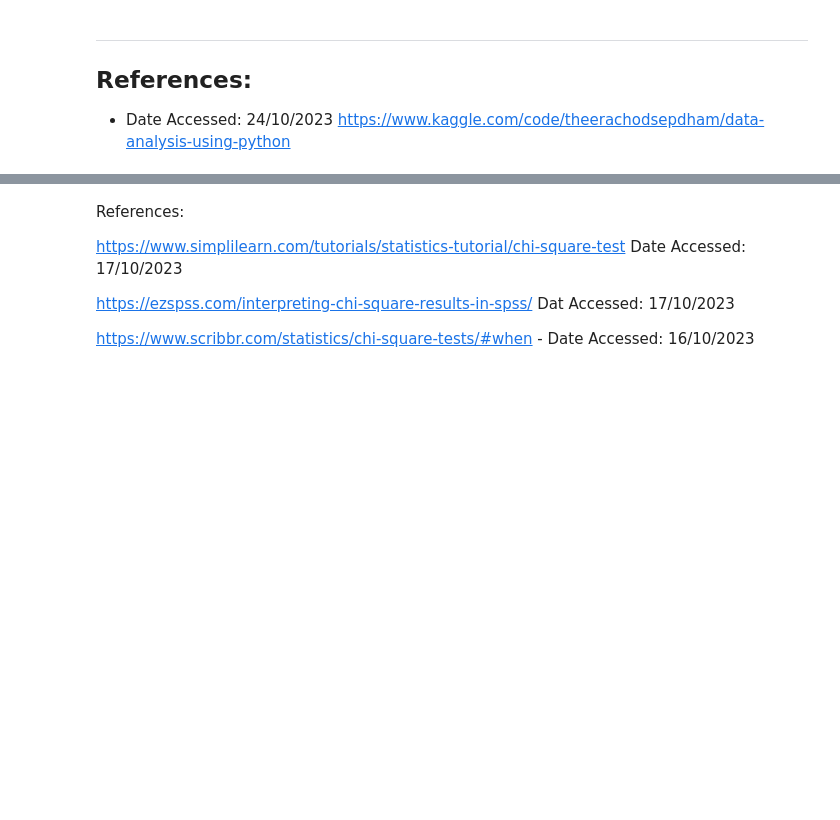
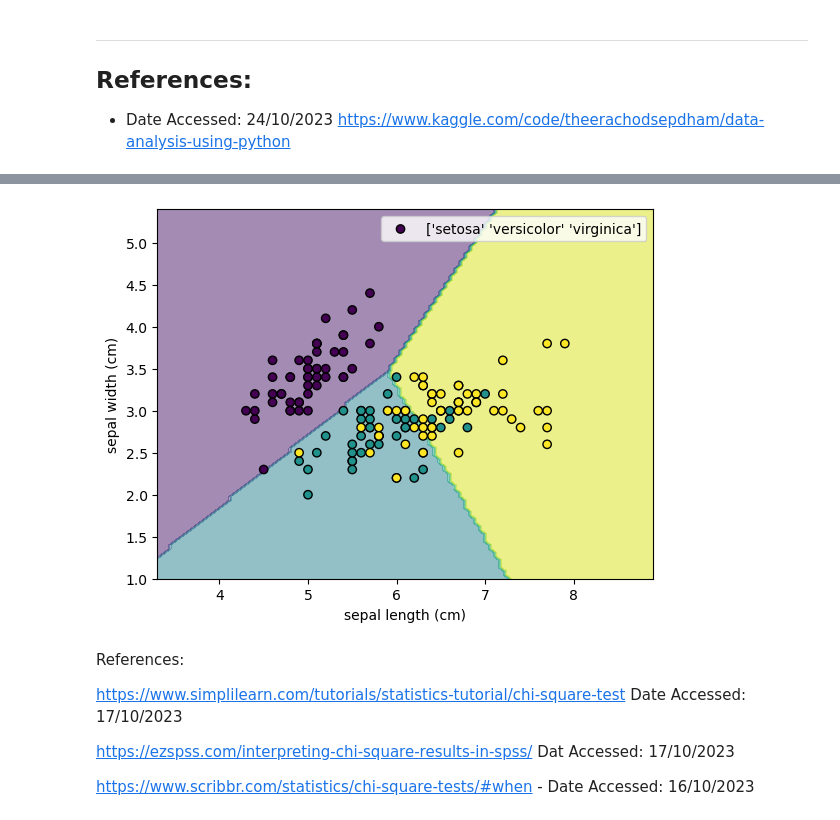
Before and after one commit to SeanE15/MachineLearning-Statistics, a Jupyter notebook: tasks.ipynb, the cells around one changed output, grey strips where cells are left out. Saved outputs shown, nothing was run; the diff lists cells and outputs as text; code cells hidden in the pictures; blank space fills up the shorter version.

```diff
--- a/tasks.ipynb
+++ b/tasks.ipynb
@@ -283,6 +289,24 @@ Given that the two values are so drastically spread apart from each other (stati
 ## <p align="center"> Task 4 </p>
 
 Using the famous iris data set, suggest whether the setosa class is easily separable from the other two classes. Provide evidence for your answer.
+# %%
+## code taken from: https://scikit-learn.org/stable/modules/generated/sklearn.inspection.DecisionBoundaryDisplay.html Date Accessed: 17/11/2023
+iris = load_iris()
+# elect the first two datapoint headers from the dataset for comparison
+X = iris.data[:, :2]
+# use logistic regression to divide the three types of flower.
+classifier = LogisticRegression().fit(X, iris.target)
+# use a built in Decision Boundary function to seperate the three flower species.
+disp = DecisionBoundaryDisplay.from_estimator(
+     classifier, X, response_method="predict",
+     xlabel=iris.feature_names[0], ylabel=iris.feature_names[1], alpha=0.5)
+# plot a scatterplot.
+scatter = disp.ax_.scatter(X[:, 0], X[:, 1], c=iris.target, edgecolor="k", label=iris.target_names)
+# Add legend to output scatterplot
+disp.ax_.legend()
+plt.show()
+# %% [output]
+[figure, added]
 # %% [markdown]
 References:
 
```
Also changed, not shown: parts of 2 cells of this notebook.
